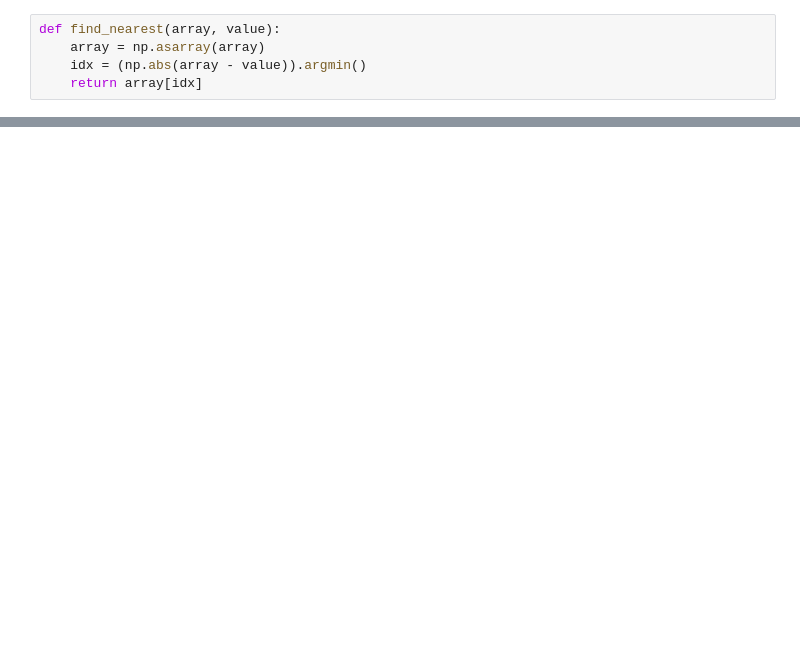
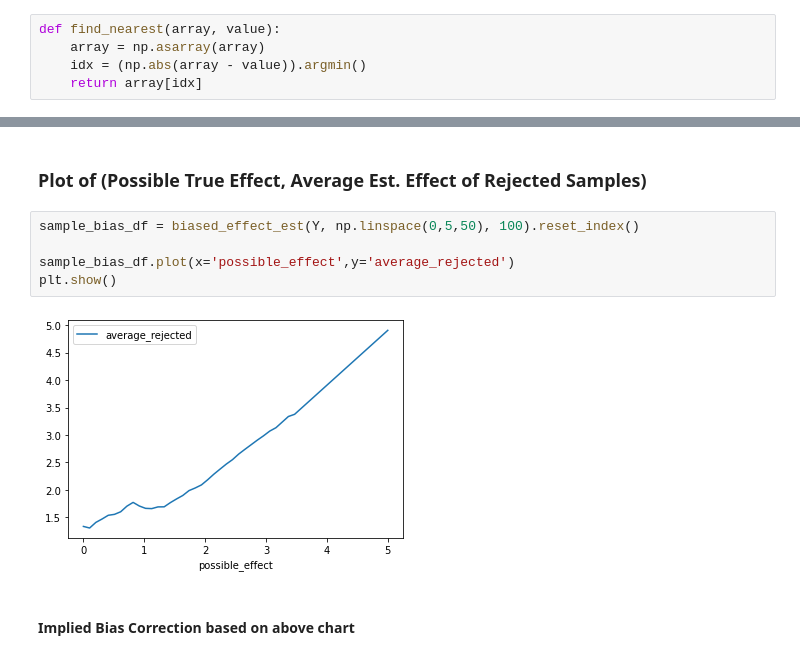
Before and after one commit to JonRMichel/simulations-event-studies, a Jupyter notebook: de-biased simulations effect size.ipynb, the cells around one changed output, grey strips where cells are left out. Cells and saved outputs as stored; diff of their text form; blank space fills up the shorter version.

```diff
--- a/de-biased simulations effect size.ipynb
+++ b/de-biased simulations effect size.ipynb
@@ -70,0 +118,11 @@ h0_bias_range(Y,2000,0,3).plot(x='effect',y='biased_effect')
+# %% [markdown]
+### Plot of (Possible True Effect, Average Est. Effect of Rejected Samples)
+# %%
+sample_bias_df = biased_effect_est(Y, np.linspace(0,5,50), 100).reset_index()
+
+sample_bias_df.plot(x='possible_effect',y='average_rejected')
+plt.show()
+# %% [output]
+[figure, added]
+# %% [markdown]
+#### Implied Bias Correction based on above chart
```
Also changed, not shown: parts of 17 cells of this notebook.
